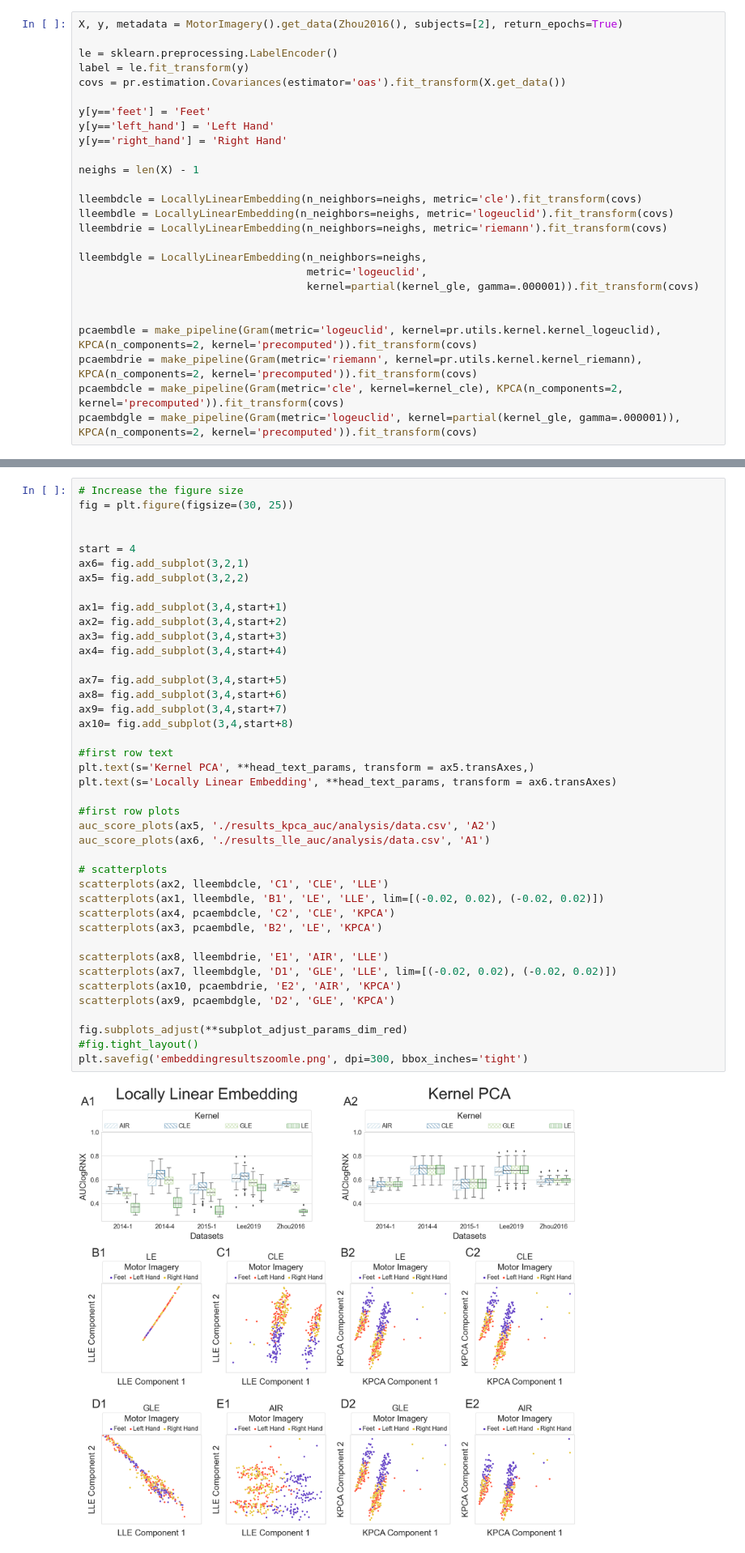
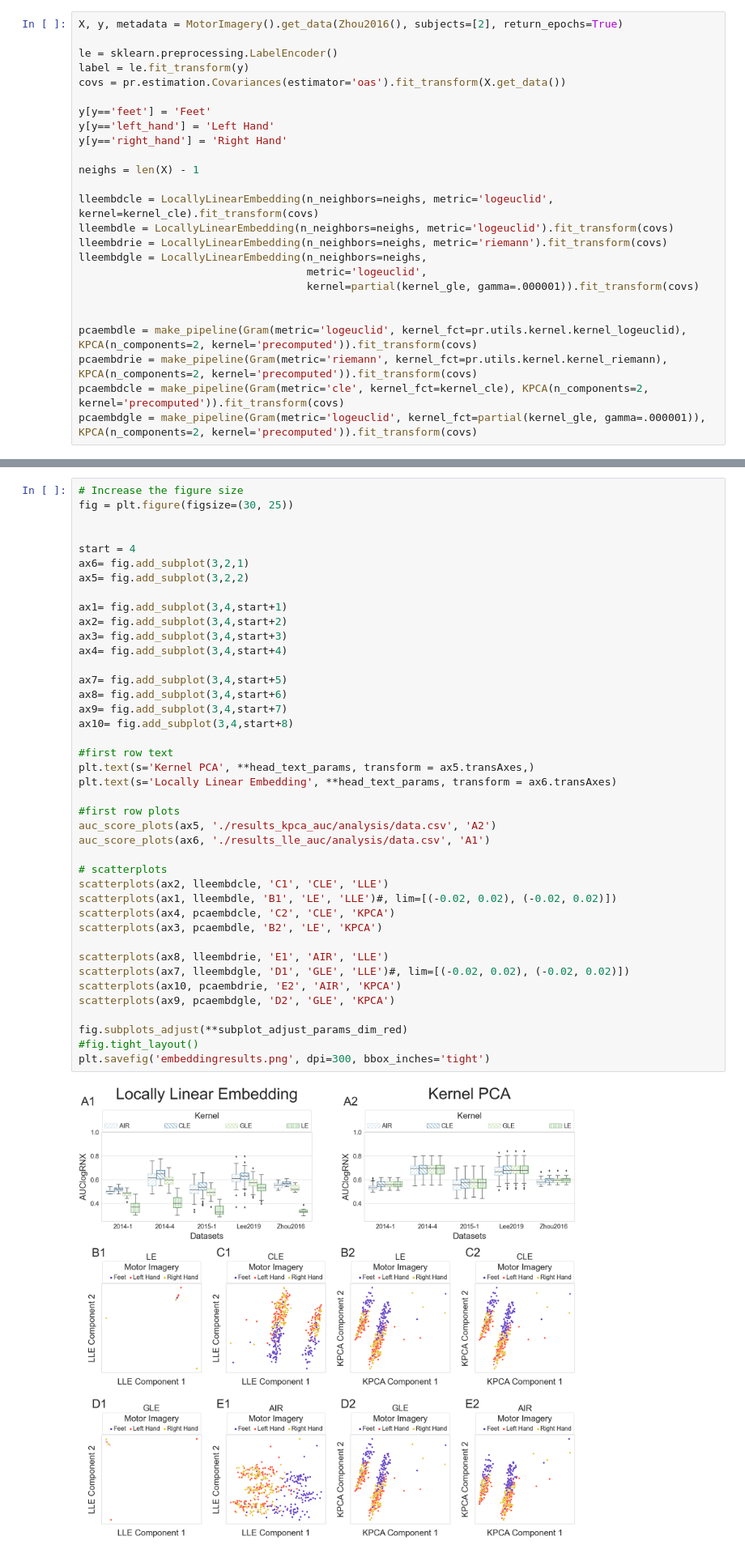
Before and after one commit to TUB-Neurotechnology/canonical-le-kernel, a Jupyter notebook: log_euclidean_kernel.ipynb, the cells around one changed output, grey strips where cells are left out. Shown at 81% size. Cells and saved outputs as stored; diff of their text form.

```diff
--- a/log_euclidean_kernel.ipynb
+++ b/log_euclidean_kernel.ipynb
@@ -661,17 +813,16 @@ y[y=='right_hand'] = 'Right Hand'
 
 neighs = len(X) - 1
 
-lleembdcle = LocallyLinearEmbedding(n_neighbors=neighs, metric='cle').fit_transform(covs)
+lleembdcle = LocallyLinearEmbedding(n_neighbors=neighs, metric='logeuclid', kernel=kernel_cle).fit_transform(covs)
 lleembdle = LocallyLinearEmbedding(n_neighbors=neighs, metric='logeuclid').fit_transform(covs)
 lleembdrie = LocallyLinearEmbedding(n_neighbors=neighs, metric='riemann').fit_transform(covs)
-
 lleembdgle = LocallyLinearEmbedding(n_neighbors=neighs,
                                     metric='logeuclid',
                                     kernel=partial(kernel_gle, gamma=.000001)).fit_transform(covs)
 
 
-pcaembdle = make_pipeline(Gram(metric='logeuclid', kernel=pr.utils.kernel.kernel_logeuclid), KPCA(n_components=2, kernel='precomputed')).fit_transform(covs)
-pcaembdrie = make_pipeline(Gram(metric='riemann', kernel=pr.utils.kernel.kernel_riemann), KPCA(n_components=2, kernel='precomputed')).fit_transform(covs)
-pcaembdcle = make_pipeline(Gram(metric='cle', kernel=kernel_cle), KPCA(n_components=2, kernel='precomputed')).fit_transform(covs)
-pcaembdgle = make_pipeline(Gram(metric='logeuclid', kernel=partial(kernel_gle, gamma=.000001)), KPCA(n_components=2, kernel='precomputed')).fit_transform(covs)
+pcaembdle = make_pipeline(Gram(metric='logeuclid', kernel_fct=pr.utils.kernel.kernel_logeuclid), KPCA(n_components=2, kernel='precomputed')).fit_transform(covs)
+pcaembdrie = make_pipeline(Gram(metric='riemann', kernel_fct=pr.utils.kernel.kernel_riemann), KPCA(n_components=2, kernel='precomputed')).fit_transform(covs)
+pcaembdcle = make_pipeline(Gram(metric='cle', kernel_fct=kernel_cle), KPCA(n_components=2, kernel='precomputed')).fit_transform(covs)
+pcaembdgle = make_pipeline(Gram(metric='logeuclid', kernel_fct=partial(kernel_gle, gamma=.000001)), KPCA(n_components=2, kernel='precomputed')).fit_transform(covs)
 # %% [output]
@@ -690,37 +841,37 @@ ax5= fig.add_subplot(3,2,2)
 ax1= fig.add_subplot(3,4,start+1)
 ax2= fig.add_subplot(3,4,start+2)
 ax3= fig.add_subplot(3,4,start+3)
 ax4= fig.add_subplot(3,4,start+4)
 
 ax7= fig.add_subplot(3,4,start+5)
 ax8= fig.add_subplot(3,4,start+6)
 ax9= fig.add_subplot(3,4,start+7)
 ax10= fig.add_subplot(3,4,start+8)
 
 #first row text
 plt.text(s='Kernel PCA', **head_text_params, transform = ax5.transAxes,)
 plt.text(s='Locally Linear Embedding', **head_text_params, transform = ax6.transAxes)
 
 #first row plots
 auc_score_plots(ax5, './results_kpca_auc/analysis/data.csv', 'A2')
 auc_score_plots(ax6, './results_lle_auc/analysis/data.csv', 'A1')
 
 # scatterplots
 scatterplots(ax2, lleembdcle, 'C1', 'CLE', 'LLE')
-scatterplots(ax1, lleembdle, 'B1', 'LE', 'LLE', lim=[(-0.02, 0.02), (-0.02, 0.02)])
+scatterplots(ax1, lleembdle, 'B1', 'LE', 'LLE')#, lim=[(-0.02, 0.02), (-0.02, 0.02)])
 scatterplots(ax4, pcaembdcle, 'C2', 'CLE', 'KPCA')
 scatterplots(ax3, pcaembdle, 'B2', 'LE', 'KPCA')
 
 scatterplots(ax8, lleembdrie, 'E1', 'AIR', 'LLE')
-scatterplots(ax7, lleembdgle, 'D1', 'GLE', 'LLE', lim=[(-0.02, 0.02), (-0.02, 0.02)])
+scatterplots(ax7, lleembdgle, 'D1', 'GLE', 'LLE')#, lim=[(-0.02, 0.02), (-0.02, 0.02)])
 scatterplots(ax10, pcaembdrie, 'E2', 'AIR', 'KPCA')
 scatterplots(ax9, pcaembdgle, 'D2', 'GLE', 'KPCA')
 
 fig.subplots_adjust(**subplot_adjust_params_dim_red)
 #fig.tight_layout()
-plt.savefig('embeddingresultszoomle.png', dpi=300, bbox_inches='tight')
+plt.savefig('embeddingresults.png', dpi=300, bbox_inches='tight')
 # %% [output]
-[figure, old version]
+[figure, new version]
 # %% [markdown]
 ## Classification Performance plotting
 # %%
```
Also changed, not shown: parts of 15 cells of this notebook, 35 other files.
